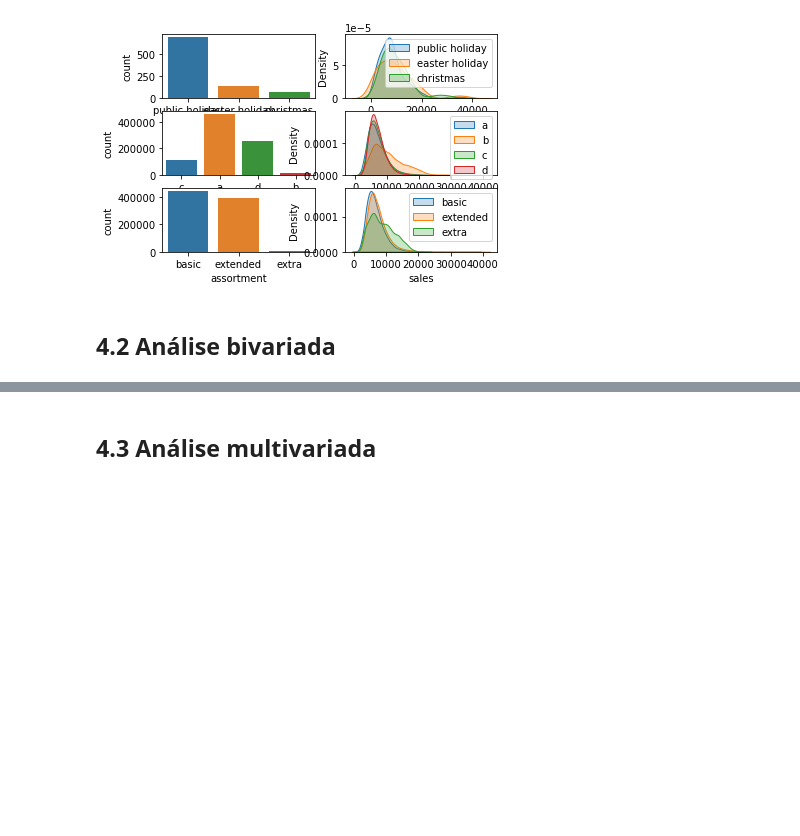
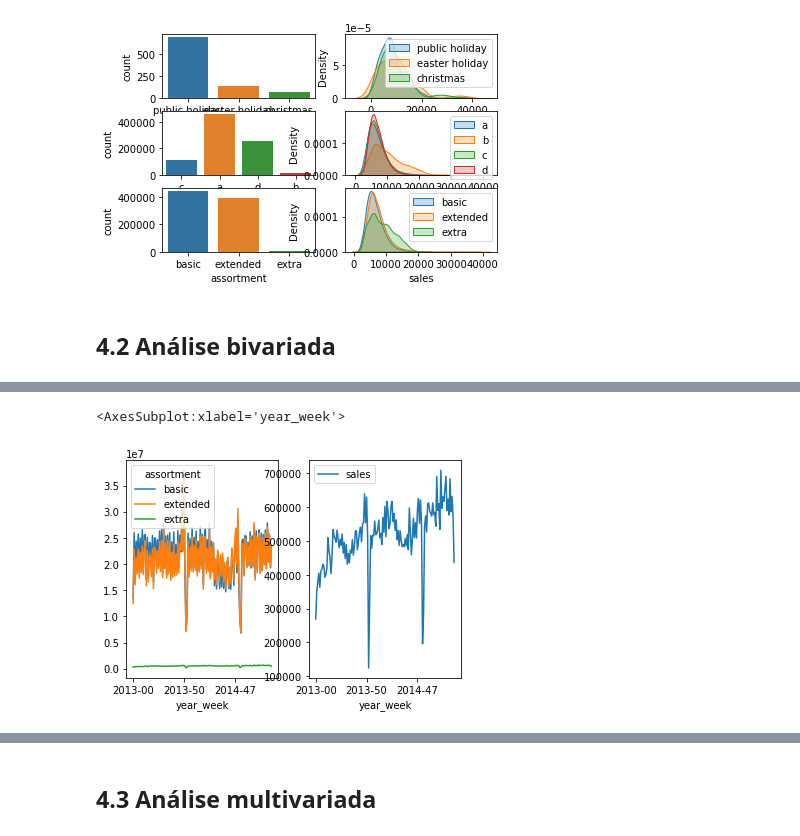
Before and after one commit to paixaols/rossmann-store-sales, a Jupyter notebook: Rossmann_sales_prediction.ipynb, the cells around one changed output, grey strips where cells are left out. Cells and saved outputs as stored; diff of their text form; code cells hidden in the pictures; blank space fills up the shorter version.

```diff
--- a/Rossmann_sales_prediction.ipynb
+++ b/Rossmann_sales_prediction.ipynb
@@ -408,0 +418,11 @@ plt.legend()
+# %%
+ax = plt.subplot(1, 2, 1)
+aux2 = df4[['year_week', 'assortment', 'sales']].groupby(['year_week', 'assortment']).sum().reset_index()
+aux2.pivot(index = 'year_week', columns = 'assortment', values = 'sales').plot(ax = ax)
+
+ax2 = plt.subplot(1, 2, 2)
+aux3 = aux2[aux2['assortment'] == 'extra']
+aux3.set_index('year_week').plot(ax = ax2)
+# %% [output]
+<AxesSubplot:xlabel='year_week'>
+[figure, added]
```
Also changed, not shown: parts of 7 cells of this notebook.
